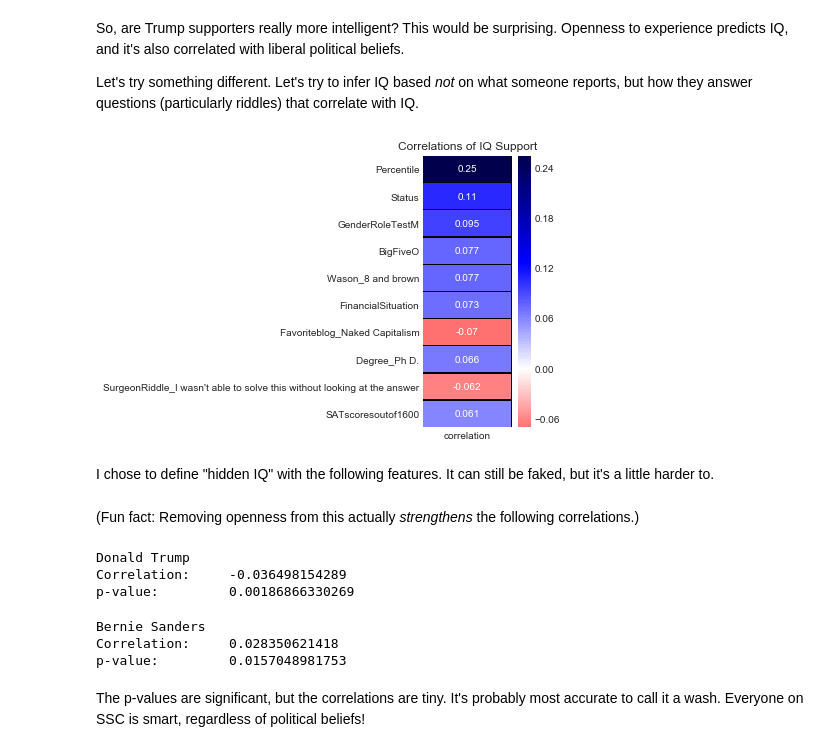
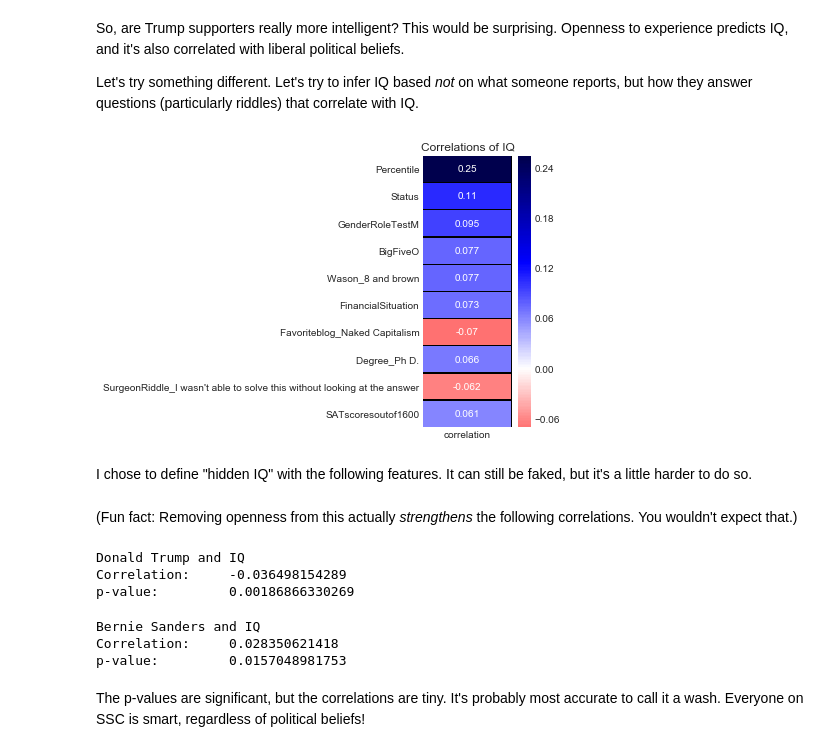
Before and after one commit to vincefav/SSC-Reader-Survey-2018, a Jupyter notebook: SSC Reader Survey 2018.ipynb, the cells around one changed output. Cells and saved outputs as stored; diff of their text form; code cells hidden in the pictures.

```diff
--- a/SSC Reader Survey 2018.ipynb
+++ b/SSC Reader Survey 2018.ipynb
@@ -29,9 +37,3 @@ data = data[[i for i in data.columns if 'Unnamed' not in i]]
 print('Data has', data.shape[0], 'responses and', data.shape[1], 'features')
 # %% [output]
 Data has 7260 responses and 838 features
-# %%
-data['Num_missing'] = data.isnull().sum(axis=1)
-
-data['Num_missing'].hist()
-
-data = data[data.Num_missing < 20]
@@ -541,39 +551,39 @@ So, are Trump supporters really more intelligent? This would be surprising. Open
 Let's try something different. Let's try to infer IQ based *not* on what someone reports, but how they answer questions (particularly riddles) that correlate with IQ.
 # %%
 iq = absolute_correlations('IQ', ascending=False)
-corrmap(iq, cutoff=.06, title='Correlations of IQ Support')
+corrmap(iq, cutoff=.06, title='Correlations of IQ')
 # %% [output]
-[figure, old version]
+[figure, new version]
 # %% [markdown]
-I chose to define "hidden IQ" with the following features. It can still be faked, but it's a little harder to.
+I chose to define "hidden IQ" with the following features. It can still be faked, but it's a little harder to do so.
 # %%
 data['HiddenIQ'] = (data['BigFiveO']/100 + data['Wason_8 and brown'] +
                   (1 - data['SurgeonRiddle_I wasn\'t able to solve this without looking at the answer']) +
                   data['SATscoresoutof1600'].fillna(data['SATscoresoutof1600'].mean()))/1600
 # %% [markdown]
-(Fun fact: Removing openness from this actually *strengthens* the following correlations.)
+(Fun fact: Removing openness from this actually *strengthens* the following correlations. You wouldn't expect that.)
 # %%
 from scipy import stats
 
 t_iq = stats.pearsonr(data['HiddenIQ'].fillna(data['HiddenIQ'].median()),
                data['DonaldTrump'].fillna(data['DonaldTrump'].median()))
 
-print('Donald Trump')
+print('Donald Trump and IQ')
 print('Correlation:\t', t_iq[0])
 print('p-value:\t', t_iq[1])
 # %% [output]
-Donald Trump
+Donald Trump and IQ
 Correlation:     -0.036498154289
 p-value:         0.00186866330269
 # %%
 b_iq = stats.pearsonr(data['HiddenIQ'].fillna(data['HiddenIQ'].median()),
                data['BernieSanders'].fillna(data['BernieSanders'].median()))
 
-print('Bernie Sanders')
+print('Bernie Sanders and IQ')
 print('Correlation:\t', b_iq[0])
 print('p-value:\t', b_iq[1])
 # %% [output]
-Bernie Sanders
+Bernie Sanders and IQ
 Correlation:     0.028350621418
 p-value:         0.0157048981753
 # %% [markdown]
```
Also changed, not shown: parts of 52 cells of this notebook.
